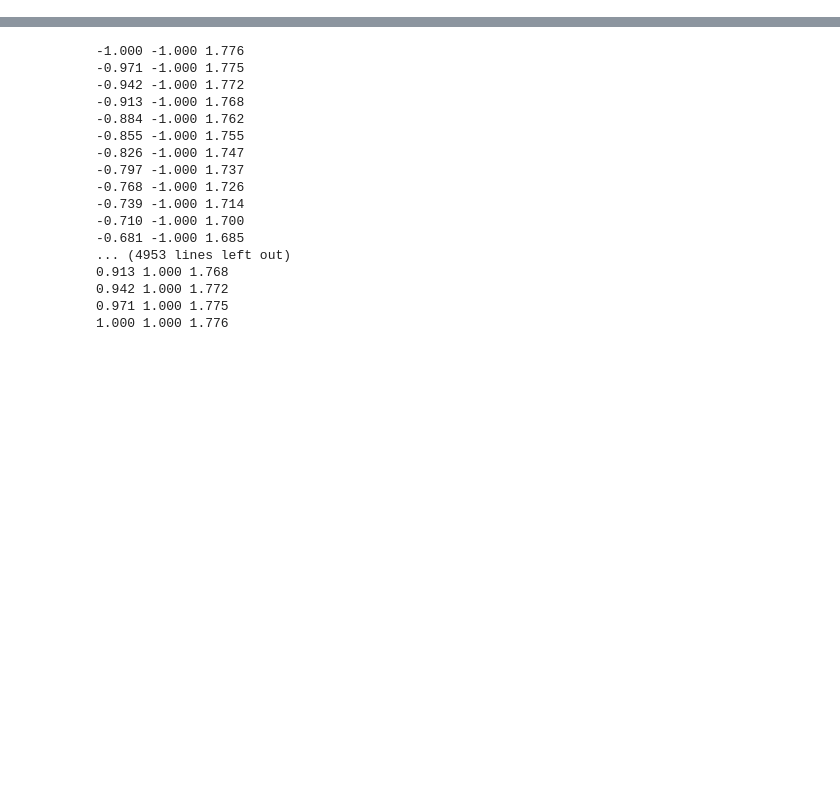
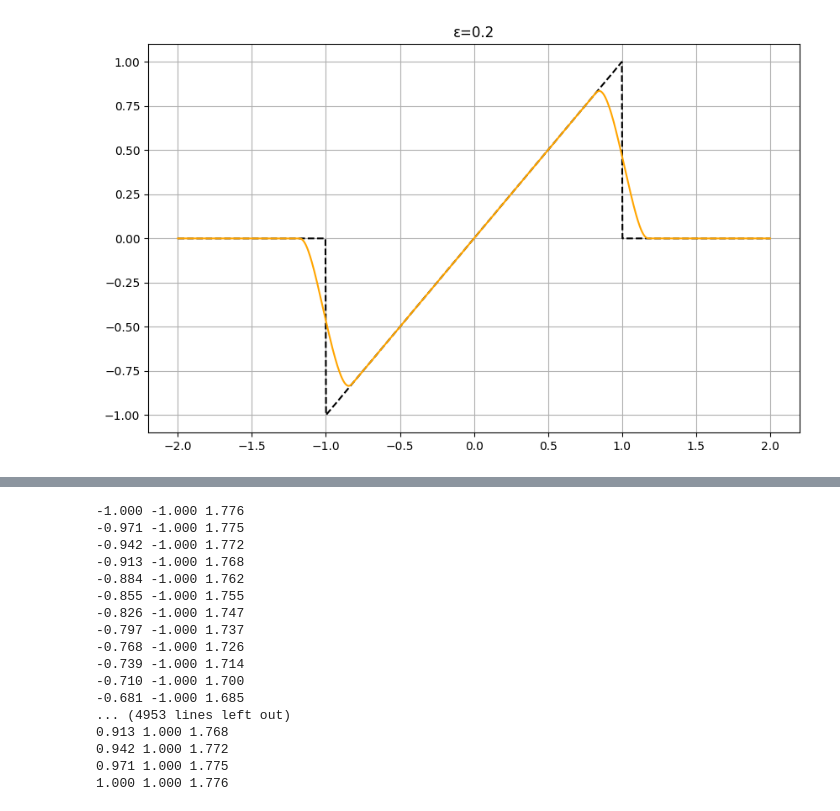
Before and after one commit to brunood1/tcc, a Jupyter notebook: mollifiers/mollifiers.ipynb, the cells around one changed output, grey strips where cells are left out. Cells and saved outputs as stored; diff of their text form; code cells hidden in the pictures; blank space fills up the shorter version.

```diff
--- a/mollifiers/mollifiers.ipynb
+++ b/mollifiers/mollifiers.ipynb
@@ -1 +1,63 @@
+# %%
+# BUMP MOLLIFIER
+
+import numpy as np
+import matplotlib.pyplot as plt
+from scipy.integrate import quad
+
+# Define the compactly supported bump mollifier
+def bump_mollifier(y, epsilon):
+    if np.abs(y) < 1:
+        return (1 / epsilon) * np.exp(1 / ((y / epsilon)**2 - 1))
+    else:
+        return 0
+
+def calculate_normalization_constant(epsilon):
+    function = lambda x: bump_mollifier(x, epsilon)
+    result, _ = quad(function, -epsilon, epsilon)
+    return 1 / result
+
+# Optimized normalized bump mollifier
+def optimized_bump_mollifier(y, epsilon, normalization_constant):
+    if np.abs(y) < epsilon:
+        return bump_mollifier(y, epsilon) * normalization_constant
+    else:
+        return 0
+
+# Define the smoothed function using a given mollifier
+def mollify(x, epsilon, f, mollifier, *args):
+    function = lambda y: f(x - y) * mollifier(y, epsilon, *args)
+    result, _ = quad(function, -epsilon, epsilon)  # Approximate over a finite range
+    return result
+
+
+x_values = np.linspace(-2, 2, 1000)
+
+# ε
+epsilon_value = 0.2
+
+# Constante de normalização
+bump_constant = calculate_normalization_constant(epsilon_value)
+
+# função a ser molificada
+def u(x):
+    if x <= 1 and x >= -1:
+        return x
+    else:
+        return 0
+
+# Molificando a função, para cada x no domínio faz a convolução
+bump_values = [mollify(x, epsilon_value, u, optimized_bump_mollifier, bump_constant) for x in x_values]
+y = [u(x) for x in x_values]
+
+# Plot the results
+plt.figure(figsize=(10, 6))
+plt.plot(x_values, y, label="|x| (original)", color="black", linestyle="--")
+plt.plot(x_values, bump_values, label="Smoothed |x| (Bump Mollifier)", color="orange")
+
+plt.title(f"ε={epsilon_value}")
+plt.grid(True)
+plt.show()
+# %% [output]
+[figure, added]
 # %%
```
Also changed, not shown: parts of 7 cells of this notebook, 6 other files.
